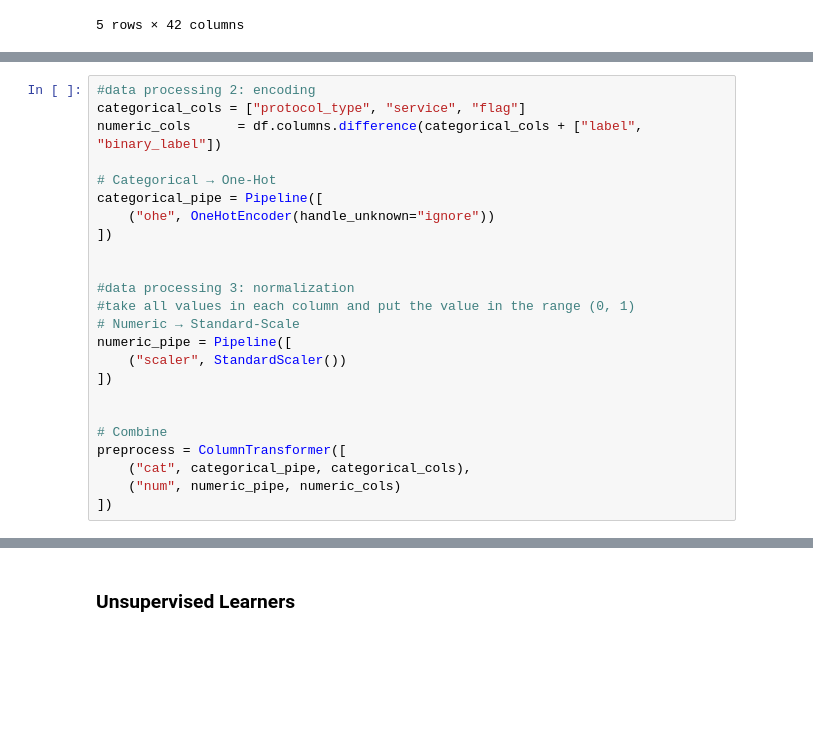
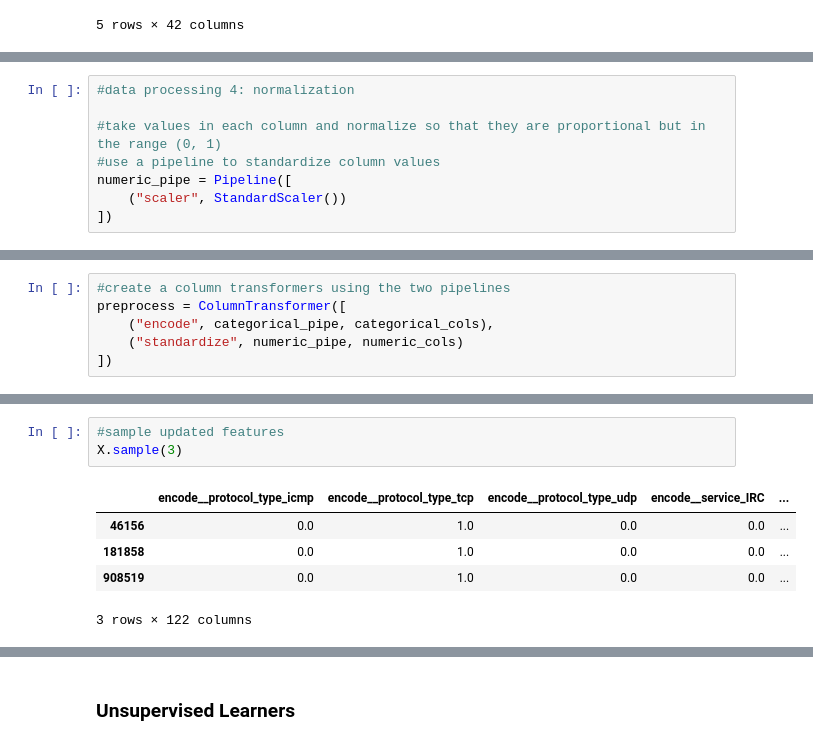
Before and after one commit to canguiano13/intrusion-detection, a Jupyter notebook: final.ipynb, the cells around one changed output, grey strips where cells are left out. Saved outputs shown, nothing was run; the diff lists cells and outputs as text; blank space fills up the shorter version.

```diff
--- a/final.ipynb
+++ b/final.ipynb
@@ -139,24 +210,8 @@ df["binary_label"] = (df["label"] != "normal.").astype(int)
 # %%
-#data processing 2: encoding
-categorical_cols = ["protocol_type", "service", "flag"]
-numeric_cols      = df.columns.difference(categorical_cols + ["label", "binary_label"])
+#data processing 4: normalization
 
-# Categorical → One‑Hot
-categorical_pipe = Pipeline([
-    ("ohe", OneHotEncoder(handle_unknown="ignore"))
-])
-
-
-#data processing 3: normalization
-#take all values in each column and put the value in the range (0, 1)
-# Numeric → Standard‑Scale
+#take values in each column and normalize so that they are proportional but in the range (0, 1)
+#use a pipeline to standardize column values
 numeric_pipe = Pipeline([
     ("scaler", StandardScaler())
 ])
-
-
-# Combine
-preprocess = ColumnTransformer([
-    ("cat", categorical_pipe, categorical_cols),
-    ("num", numeric_pipe, numeric_cols)
-])
@@ -178,0 +218,6 @@ Number of rows after deduplication: 1074992
+# %%
+#create a column transformers using the two pipelines
+preprocess = ColumnTransformer([
+    ("encode", categorical_pipe, categorical_cols),
+    ("standardize", numeric_pipe, numeric_cols)
+])
@@ -178,0 +250,9 @@ Number of rows after deduplication: 1074992
+# %%
+#sample updated features
+X.sample(3)
+# %% [output]
+|  | encode__protocol_type_icmp | encode__protocol_type_tcp | encode__protocol_type_udp | encode__service_IRC | ... |
+| 46156 | 0.0 | 1.0 | 0.0 | 0.0 | ... |
+| 181858 | 0.0 | 1.0 | 0.0 | 0.0 | ... |
+| 908519 | 0.0 | 1.0 | 0.0 | 0.0 | ... |
+3 rows × 122 columns
```
Also changed, not shown: parts of 31 cells of this notebook.
